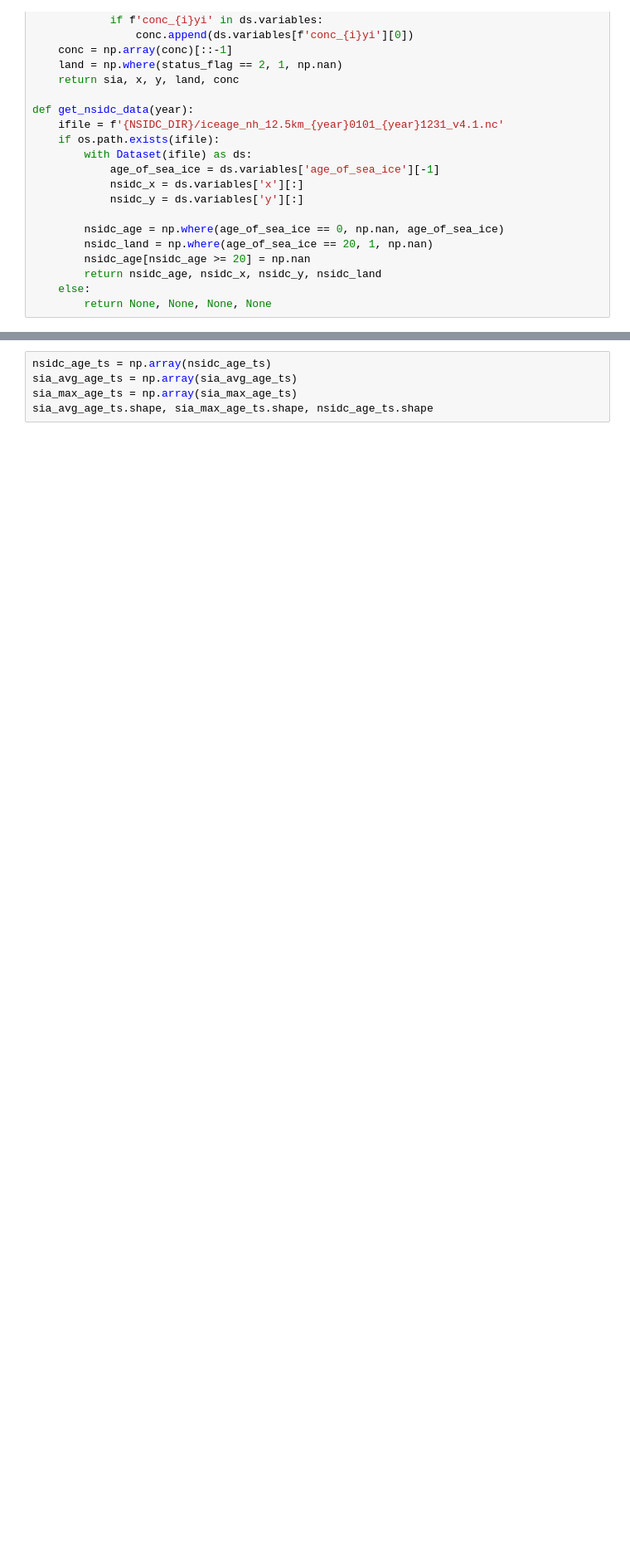
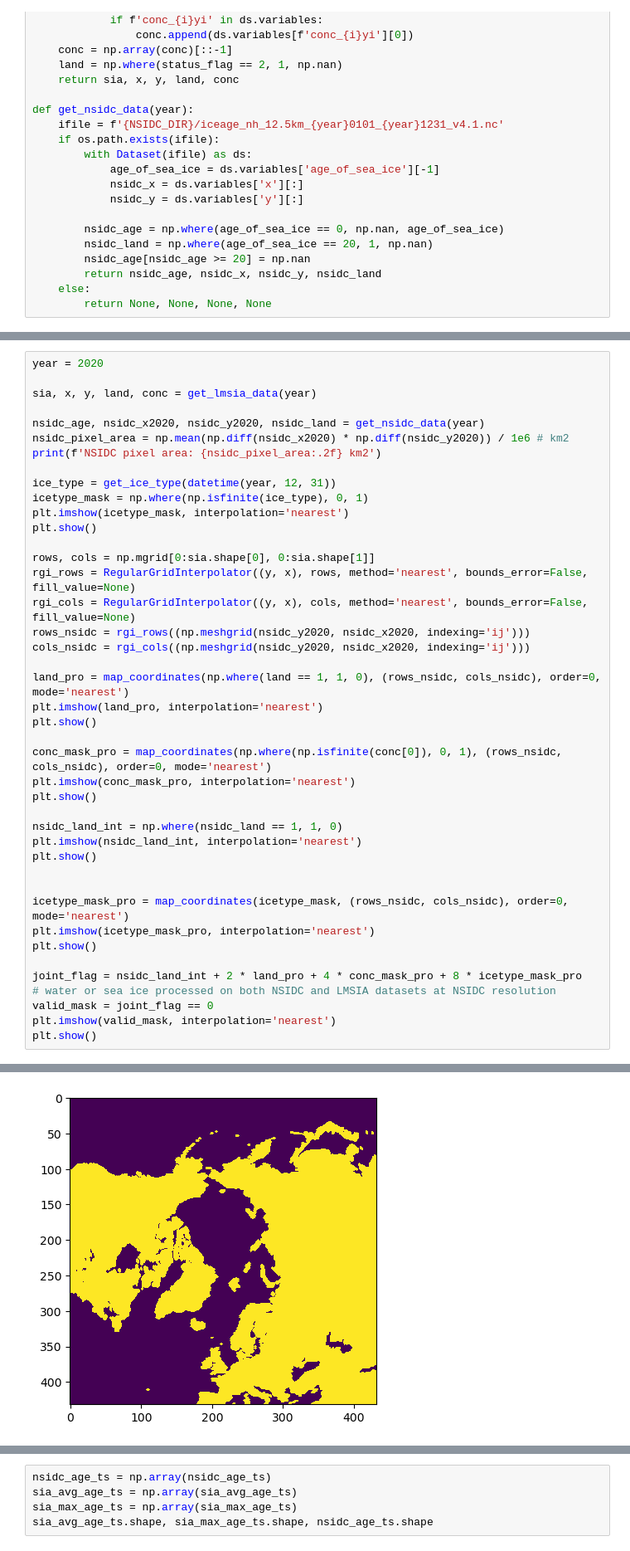
Before and after one commit to nansencenter/sea_ice_age, a Jupyter notebook: figures/maps_time_series.ipynb, the cells around one changed output, grey strips where cells are left out. Shown at 83% size. Drawn from its saved outputs; the diff is of its cells as text; blank space fills up the shorter version.

```diff
--- a/figures/maps_time_series.ipynb
+++ b/figures/maps_time_series.ipynb
@@ -79,2 +81,45 @@ class GetIceType:
 
 get_ice_type = GetIceType()
+# %%
+year = 2020
+
+sia, x, y, land, conc = get_lmsia_data(year)
+
+nsidc_age, nsidc_x2020, nsidc_y2020, nsidc_land = get_nsidc_data(year)
+nsidc_pixel_area = np.mean(np.diff(nsidc_x2020) * np.diff(nsidc_y2020)) / 1e6 # km2
+print(f'NSIDC pixel area: {nsidc_pixel_area:.2f} km2')
+
+ice_type = get_ice_type(datetime(year, 12, 31))
+icetype_mask = np.where(np.isfinite(ice_type), 0, 1)
+plt.imshow(icetype_mask, interpolation='nearest')
+plt.show()
+
+rows, cols = np.mgrid[0:sia.shape[0], 0:sia.shape[1]]
+rgi_rows = RegularGridInterpolator((y, x), rows, method='nearest', bounds_error=False, fill_value=None)
+rgi_cols = RegularGridInterpolator((y, x), cols, method='nearest', bounds_error=False, fill_value=None)
+rows_nsidc = rgi_rows((np.meshgrid(nsidc_y2020, nsidc_x2020, indexing='ij')))
+cols_nsidc = rgi_cols((np.meshgrid(nsidc_y2020, nsidc_x2020, indexing='ij')))
+
+land_pro = map_coordinates(np.where(land == 1, 1, 0), (rows_nsidc, cols_nsidc), order=0, mode='nearest')
+plt.imshow(land_pro, interpolation='nearest')
+plt.show()
+
+conc_mask_pro = map_coordinates(np.where(np.isfinite(conc[0]), 0, 1), (rows_nsidc, cols_nsidc), order=0, mode='nearest')
+plt.imshow(conc_mask_pro, interpolation='nearest')
+plt.show()
+
+nsidc_land_int = np.where(nsidc_land == 1, 1, 0)
+plt.imshow(nsidc_land_int, interpolation='nearest')
+plt.show()
+
+
+icetype_mask_pro = map_coordinates(icetype_mask, (rows_nsidc, cols_nsidc), order=0, mode='nearest')
+plt.imshow(icetype_mask_pro, interpolation='nearest')
+plt.show()
+
+joint_flag = nsidc_land_int + 2 * land_pro + 4 * conc_mask_pro + 8 * icetype_mask_pro
+# water or sea ice processed on both NSIDC and LMSIA datasets at NSIDC resolution
+valid_mask = joint_flag == 0
+plt.imshow(valid_mask, interpolation='nearest')
+plt.show()
+# %% [output]
@@ -80,0 +127 @@ get_ice_type = GetIceType()
+[figure, added]
```
Also changed, not shown: parts of 6 cells of this notebook, 17 other files.
